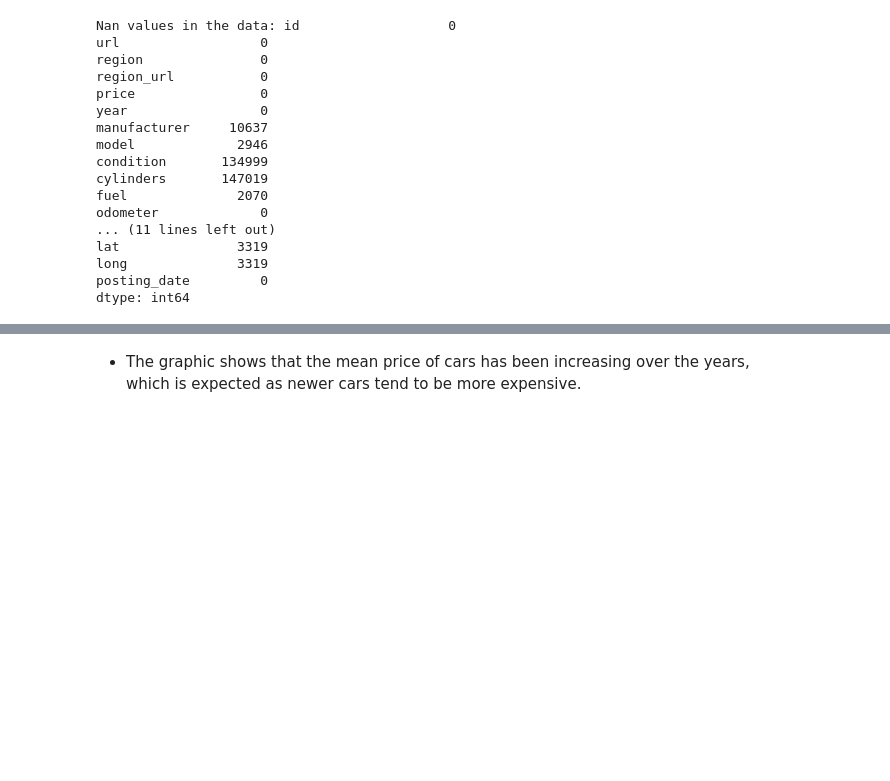
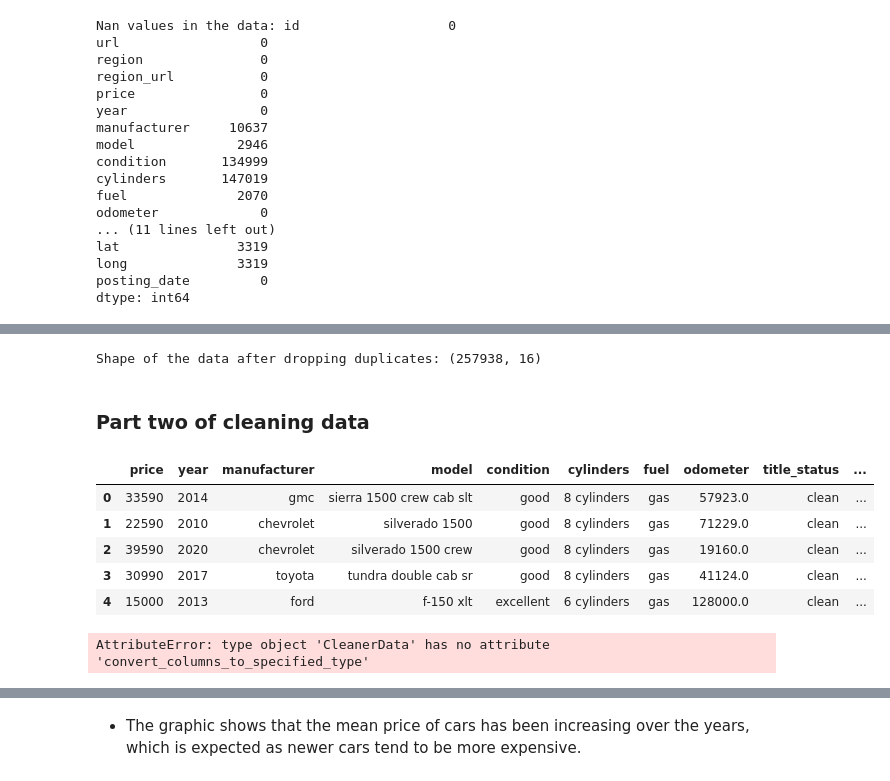
Before and after one commit to luixmartins/ai-projects, a Jupyter notebook: used-car-price-predictor/notebooks/eda.ipynb, the cells around one changed output, grey strips where cells are left out. Drawn from its saved outputs; the diff is of its cells as text; code cells hidden in the pictures; blank space fills up the shorter version.

Commit message:
Finished initial clean data

```diff
--- a/used-car-price-predictor/notebooks/eda.ipynb
+++ b/used-car-price-predictor/notebooks/eda.ipynb
@@ -201,0 +236,6 @@ KeyError: "['id', 'url', 'region', 'region_url', 'image_url', 'description', 'co
+# %%
+# drop duplicated columns
+df = df.drop_duplicates()
+print("Shape of the data after dropping duplicates:", df.shape)
+# %% [output]
+Shape of the data after dropping duplicates: (257938, 16)
@@ -201,0 +250,21 @@ KeyError: "['id', 'url', 'region', 'region_url', 'image_url', 'description', 'co
+# %% [markdown]
+### Part two of cleaning data
+# %%
+df = pd.read_csv(os.path.join('..', 'data', 'processed', 'cleaned_v1.csv'))
+
+# check the data again
+df.head()
+# %% [output]
+|  | price | year | manufacturer | model | condition | cylinders | fuel | odometer | title_status | ... |
+| 0 | 33590 | 2014 | gmc | sierra 1500 crew cab slt | good | 8 cylinders | gas | 57923.0 | clean | ... |
+| 1 | 22590 | 2010 | chevrolet | silverado 1500 | good | 8 cylinders | gas | 71229.0 | clean | ... |
+| 2 | 39590 | 2020 | chevrolet | silverado 1500 crew | good | 8 cylinders | gas | 19160.0 | clean | ... |
+| 3 | 30990 | 2017 | toyota | tundra double cab sr | good | 8 cylinders | gas | 41124.0 | clean | ... |
+| 4 | 15000 | 2013 | ford | f-150 xlt | excellent | 6 cylinders | gas | 128000.0 | clean | ... |
+# %%
+# Fix dtypes
+df = CleanerData.convert_columns_to_specified_type(df, 'object', 'category')
+
+df.dtypes
+# %% [output]
+AttributeError: type object 'CleanerData' has no attribute 'convert_columns_to_specified_type'
```
Also changed, not shown: parts of 12 cells of this notebook, 3 other files.
